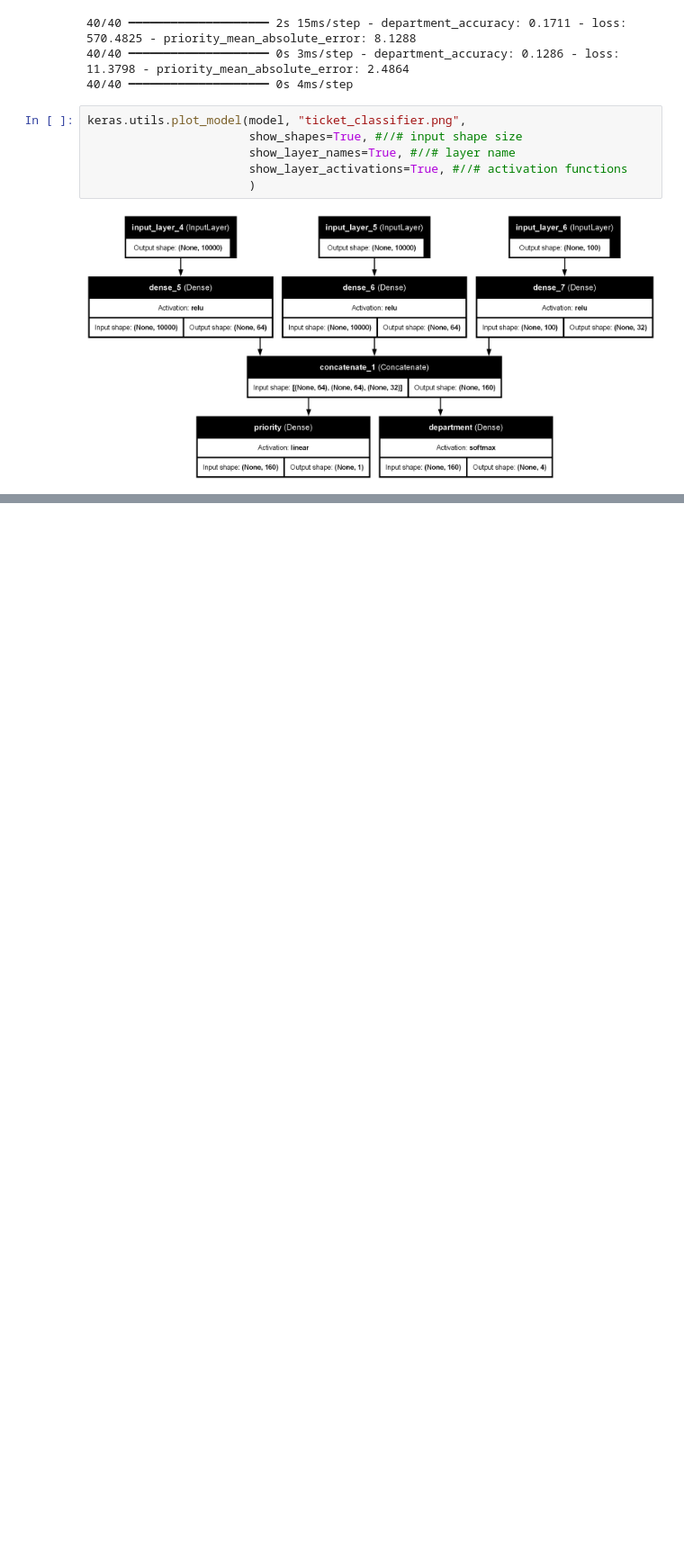
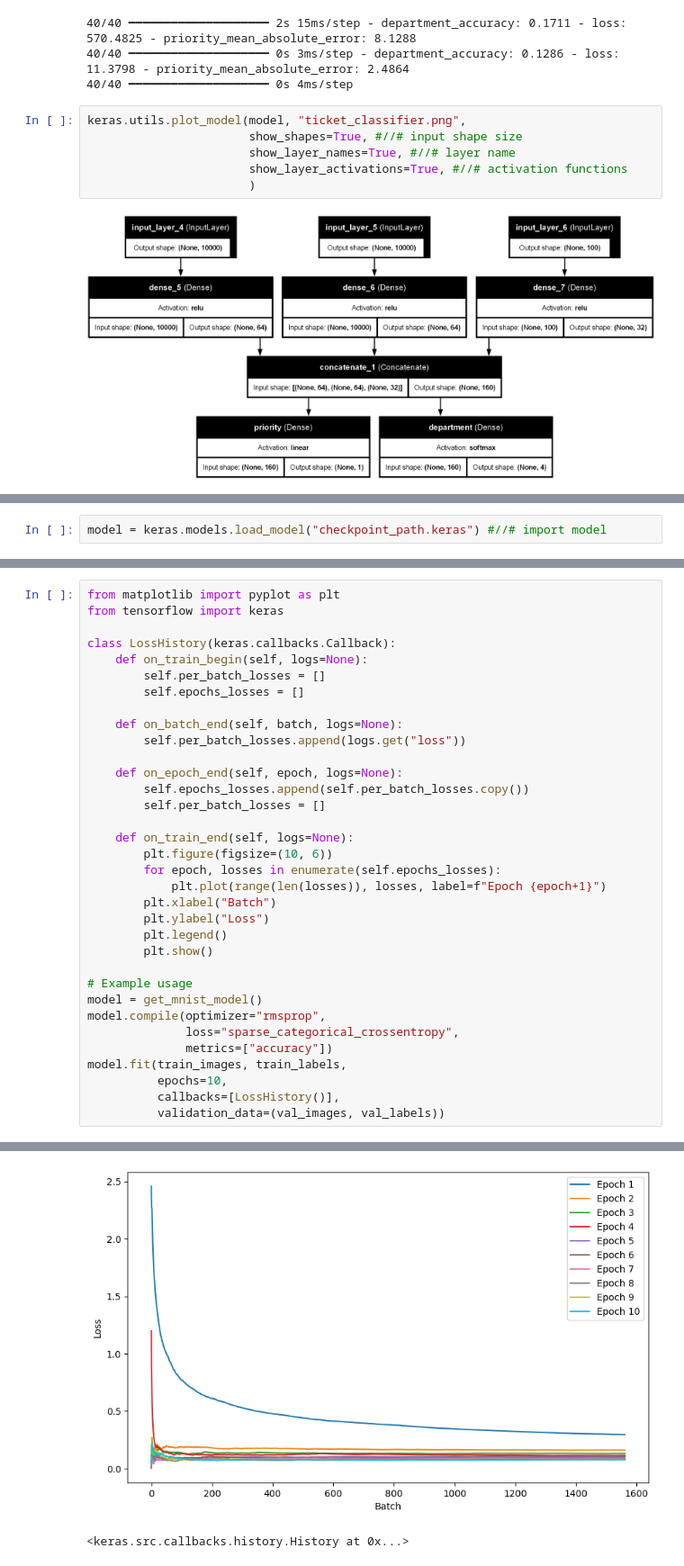
Before and after one commit to cyrilfrl/Data-Science-Lab, a Jupyter notebook: sandbox/chollet.ipynb, the cells around one changed output, grey strips where cells are left out. Shown at 90% size. Cells and saved outputs as stored; diff of their text form; blank space fills up the shorter version.

```diff
--- a/sandbox/chollet.ipynb
+++ b/sandbox/chollet.ipynb
@@ -540,0 +767,2 @@ keras.utils.plot_model(model, "ticket_classifier.png",
+# %%
+model = keras.models.load_model("checkpoint_path.keras") #//# import model
@@ -540,0 +836,35 @@ keras.utils.plot_model(model, "ticket_classifier.png",
+# %%
+from matplotlib import pyplot as plt
+from tensorflow import keras
+
+class LossHistory(keras.callbacks.Callback):
+    def on_train_begin(self, logs=None):
+        self.per_batch_losses = []
+        self.epochs_losses = []
+
+    def on_batch_end(self, batch, logs=None):
+        self.per_batch_losses.append(logs.get("loss"))
+
+    def on_epoch_end(self, epoch, logs=None):
+        self.epochs_losses.append(self.per_batch_losses.copy())
+        self.per_batch_losses = []
+
+    def on_train_end(self, logs=None):
+        plt.figure(figsize=(10, 6))
+        for epoch, losses in enumerate(self.epochs_losses):
+            plt.plot(range(len(losses)), losses, label=f"Epoch {epoch+1}")
+        plt.xlabel("Batch")
+        plt.ylabel("Loss")
+        plt.legend()
+        plt.show()
+
+# Example usage
+model = get_mnist_model()
+model.compile(optimizer="rmsprop",
+              loss="sparse_categorical_crossentropy",
+              metrics=["accuracy"])
+model.fit(train_images, train_labels,
+          epochs=10,
+          callbacks=[LossHistory()],
+          validation_data=(val_images, val_labels))
+# %% [output]
@@ -540,0 +891,2 @@ keras.utils.plot_model(model, "ticket_classifier.png",
+[figure, added]
+<keras.src.callbacks.history.History at 0x...>
```
Also changed, not shown: parts of 11 cells of this notebook, 26 other files.
